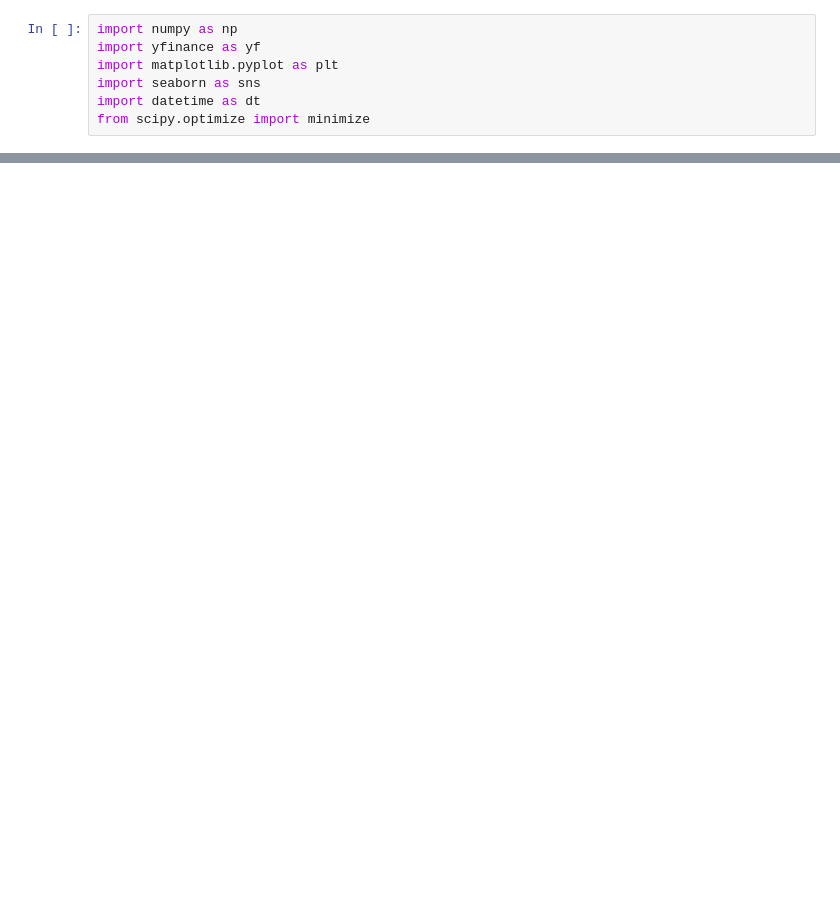
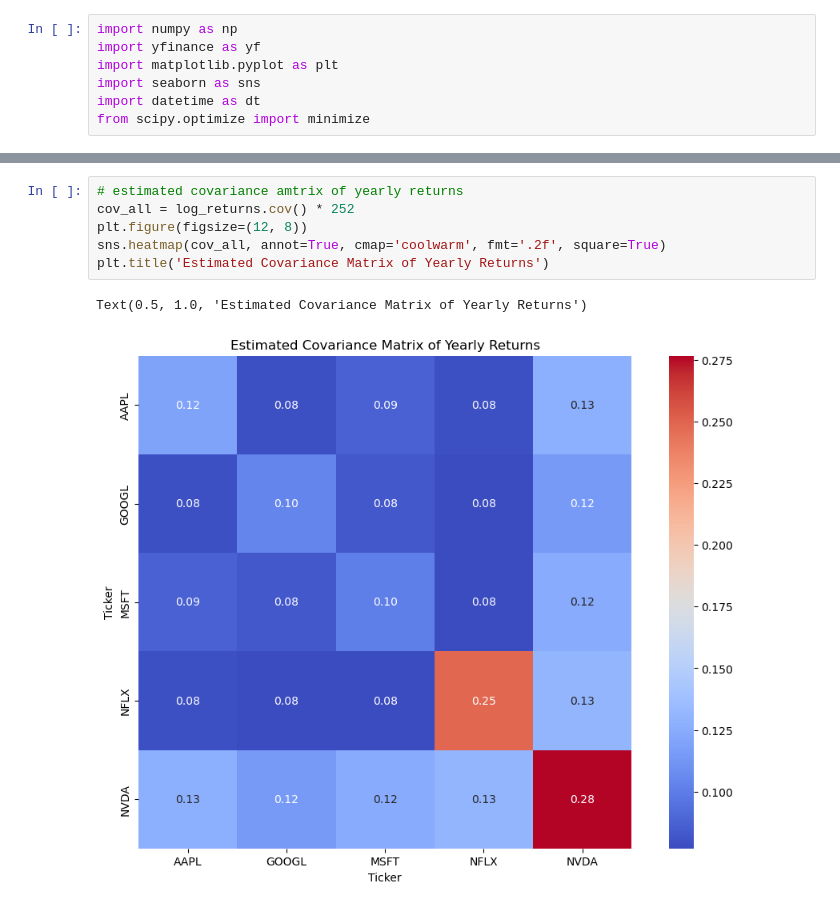
Before and after one commit to baner175/quant_finance_project, a Jupyter notebook: mini_project_1.ipynb, the cells around one changed output, grey strips where cells are left out. Saved outputs shown, nothing was run; the diff lists cells and outputs as text; blank space fills up the shorter version.

```diff
--- a/mini_project_1.ipynb
+++ b/mini_project_1.ipynb
@@ -53,2 +46,11 @@ log_returns.head()
+# %%
+# estimated covariance amtrix of yearly returns
+cov_all = log_returns.cov() * 252
+plt.figure(figsize=(12, 8))
+sns.heatmap(cov_all, annot=True, cmap='coolwarm', fmt='.2f', square=True)
+plt.title('Estimated Covariance Matrix of Yearly Returns')
+# %% [output]
+Text(0.5, 1.0, 'Estimated Covariance Matrix of Yearly Returns')
+[figure, added]
 # %%
 # estimated covariance amtrix of yearly returns
```
Also changed, not shown: parts of 11 cells of this notebook.
